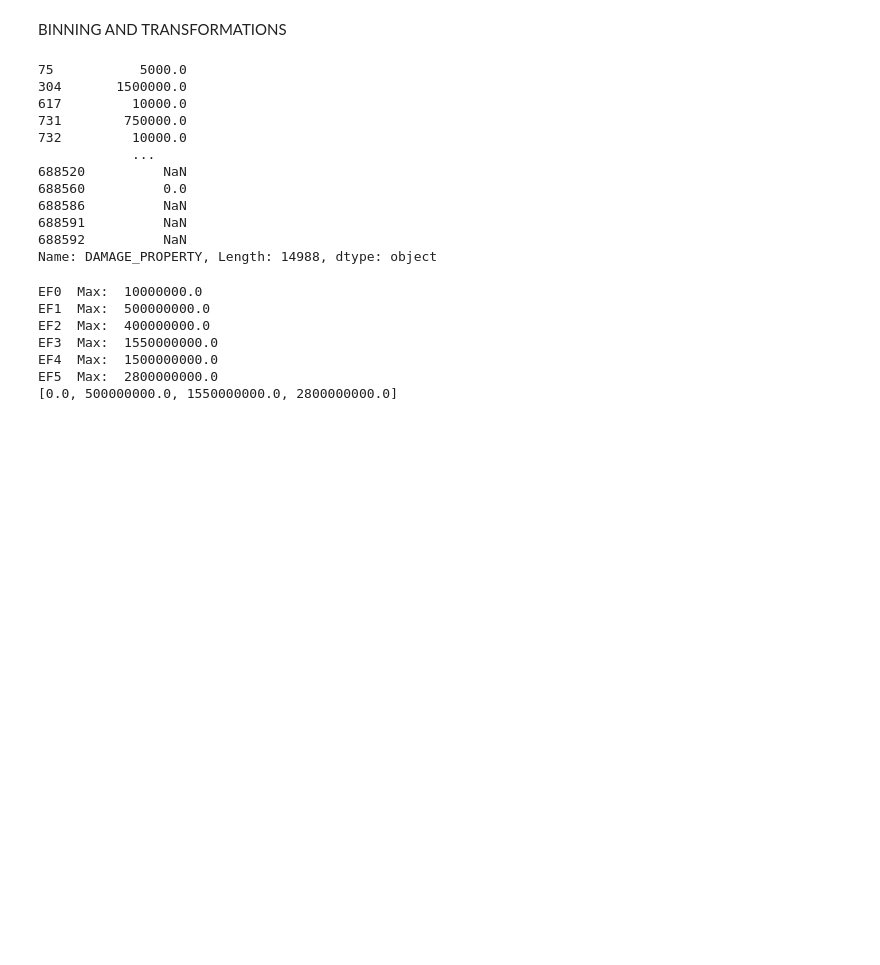
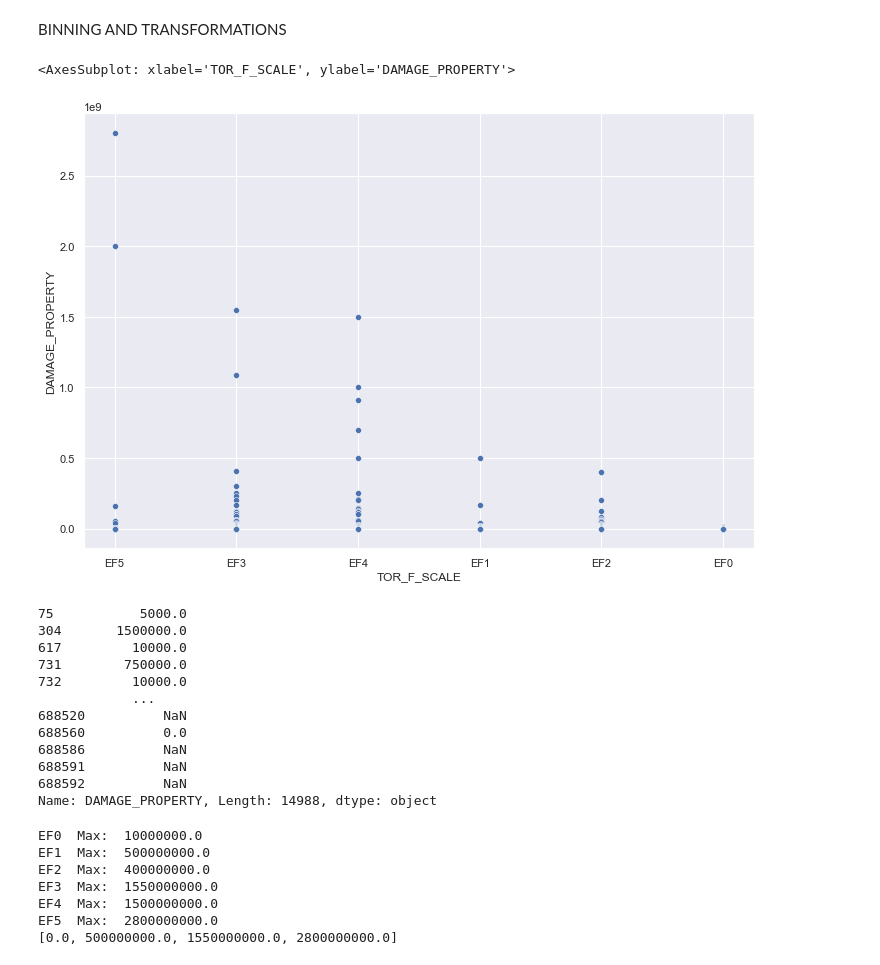
Before and after one commit to saiT1108/DS_project, a Jupyter notebook: main.ipynb, the cells around one changed output. Cells and saved outputs as stored; diff of their text form; code cells hidden in the pictures; blank space fills up the shorter version.

Commit message:
Visualizing relationship between damage and tor_f_scale

```diff
--- a/main.ipynb
+++ b/main.ipynb
@@ -259,6 +259,12 @@ BINNING AND TRANSFORMATIONS
 # %%
 #Trying to visualize the relation between the damage properties and amgnitudes and whether the bins can
 #Be decided based on the max and min values of each tor_f_scale type
+
+sns.set(rc={'figure.figsize':(12, 8)})
+sns.scatterplot(data=df_hur, x='TOR_F_SCALE', y='DAMAGE_PROPERTY')
+# %% [output]
+<AxesSubplot: xlabel='TOR_F_SCALE', ylabel='DAMAGE_PROPERTY'>
+[figure, added]
 # %%
 df_dqr['DAMAGE_PROPERTY']
 # %% [output]
```
